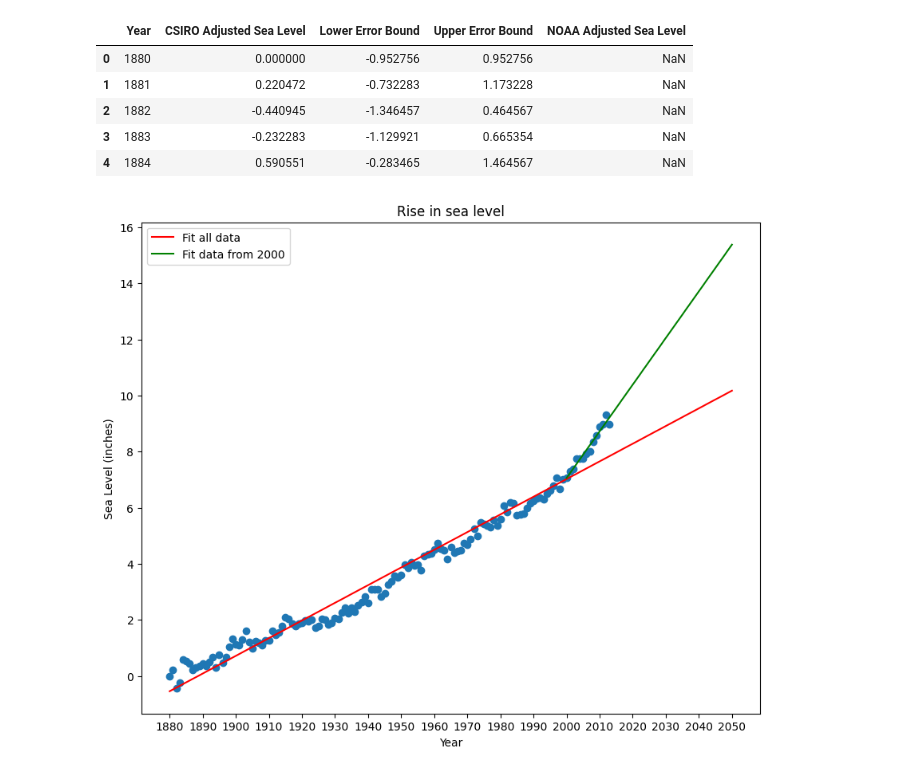
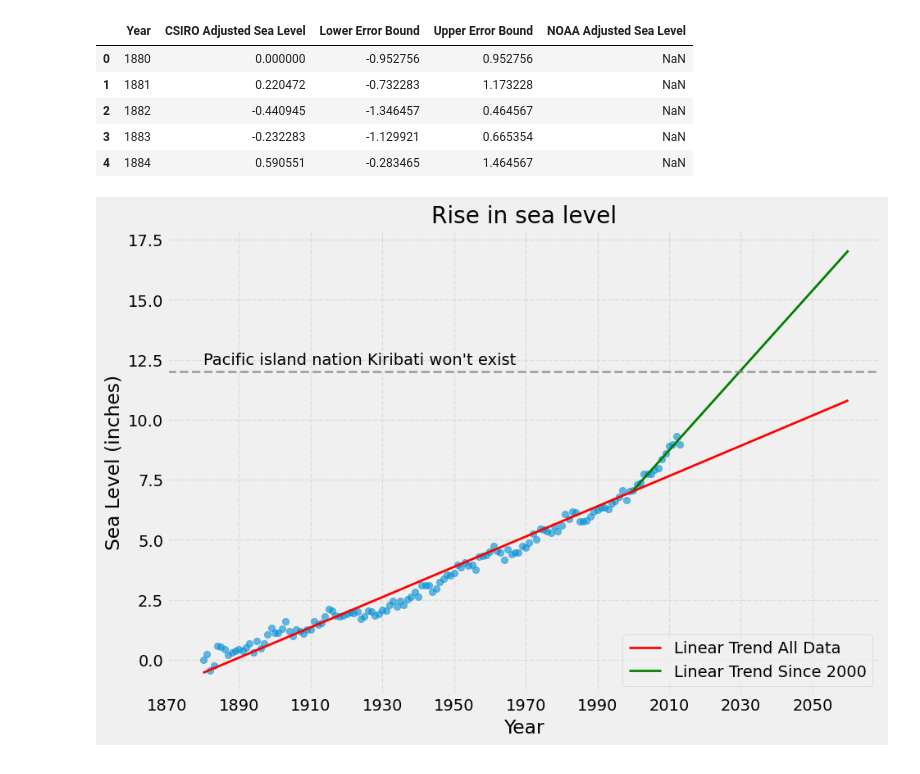
Before and after one commit to kanovotn/freecodecamp-projects, a Jupyter notebook: sea_level_predictor.ipynb, the cells around one changed output. Drawn from its saved outputs; the diff is of its cells as text; code cells hidden in the pictures.

Commit message:
Improved version of the sea level graph

```diff
--- a/sea_level_predictor.ipynb
+++ b/sea_level_predictor.ipynb
@@ -16,27 +16,37 @@ df.head()
 | 4 | 1884 | 0.590551 | -0.283465 | 1.464567 | NaN |
 # %%
 # Range of years to visualize
-years_extended = range(df['Year'].min(), 2051)  # Extending to 2050
-years_extended_2000 = range(2000, 2051)  # From 2000
+years_extended = range(df['Year'].min(), 2061)  # Extending to 2050
+years_extended_2000 = range(2000, 2061)  # From 2000
 
 # Linear regression on whole dataset
 res = stats.linregress(df['Year'], df['CSIRO Adjusted Sea Level'])
 
 # Linear regression from 2000
 df_2000 = df[df['Year'] >= 2000]
 res2000 = stats.linregress(df_2000['Year'], df_2000['CSIRO Adjusted Sea Level'])
 
+# Sea levels regression line
+sea_levels = res.intercept + res.slope * years_extended
+sea_levels_2000 = res2000.intercept + res2000.slope * years_extended_2000
 
-plt.figure(figsize=(10, 8))
-plt.scatter(df['Year'], df['CSIRO Adjusted Sea Level'])
-plt.plot(years_extended, res.intercept + res.slope * years_extended, 'r', label='Fit all data')
-plt.plot(years_extended_2000, res2000.intercept + res2000.slope * years_extended_2000, 'g', label='Fit data from 2000')
 
-plt.xticks(range(df['Year'].min(), 2051, 10))
+
+plt.style.use('fivethirtyeight')
+
+plt.figure(figsize=(10, 7))
+plt.scatter(df['Year'], df['CSIRO Adjusted Sea Level'], alpha=0.6)
+plt.plot(years_extended, sea_levels, 'r', label='Linear Trend All Data', linewidth=2)
+plt.plot(years_extended_2000, sea_levels_2000, 'g', label='Linear Trend Since 2000', linewidth=2)
+
+plt.xticks(range(df['Year'].min()-10, 2051, 20))
 plt.xlabel('Year')
 plt.ylabel('Sea Level (inches)')
+plt.grid(True, linestyle='--', alpha=0.5)  # Add gridlines
+plt.axhline(y=12, color='gray', linestyle='--', linewidth=2, alpha=0.7)
+plt.text(1880,12.3,"Pacific island nation Kiribati won't exist")
 plt.title('Rise in sea level')
-plt.legend()
+plt.legend(loc='lower right')
 plt.show()
 # %% [output]
-[figure, old version]
+[figure, new version]
```
